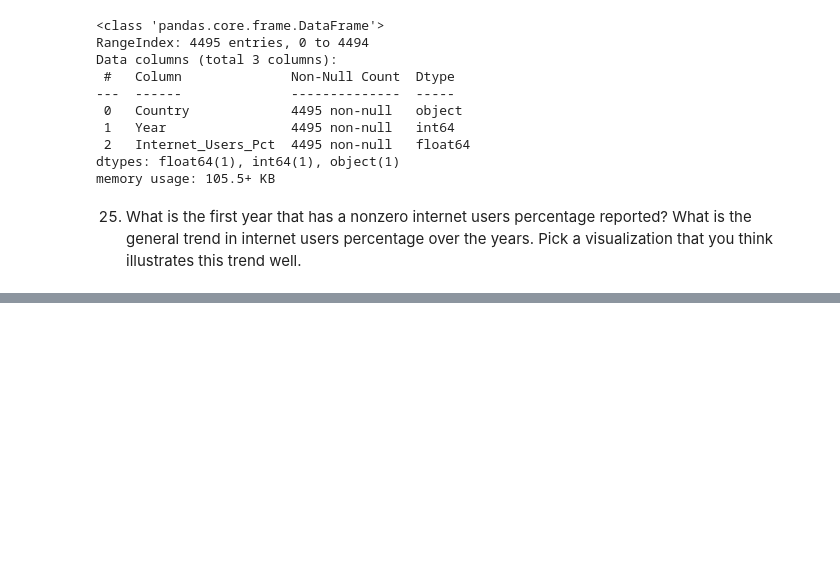
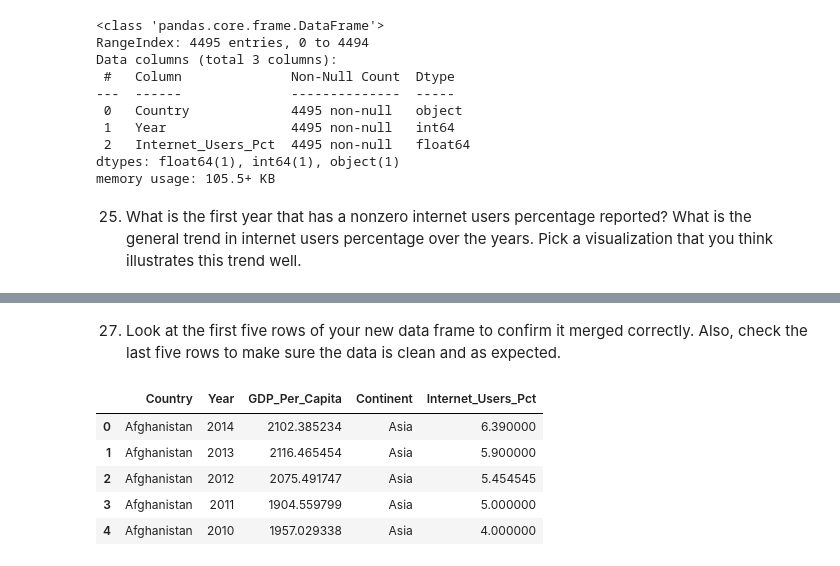
Before and after one commit to nss-data-science-cohort-5/un_exploration-Corbec, a Jupyter notebook: notebooks/UN_Data_Exploration.ipynb, the cells around one changed output, grey strips where cells are left out. Saved outputs shown, nothing was run; the diff lists cells and outputs as text; code cells hidden in the pictures; blank space fills up the shorter version.

```diff
--- a/notebooks/UN_Data_Exploration.ipynb
+++ b/notebooks/UN_Data_Exploration.ipynb
@@ -438,0 +479,14 @@ memory usage: 105.5+ KB
+# %%
+gdp_and_internet_use = gdp_df.merge(internet_df,
+                                   on = ['Country', 'Year'])
+# %% [markdown]
+27. Look at the first five rows of your new data frame to confirm it merged correctly. Also, check the last five rows to make sure the data is clean and as expected.
+# %%
+gdp_and_internet_use.head()
+# %% [output]
+|  | Country | Year | GDP_Per_Capita | Continent | Internet_Users_Pct |
+| 0 | Afghanistan | 2014 | 2102.385234 | Asia | 6.390000 |
+| 1 | Afghanistan | 2013 | 2116.465454 | Asia | 5.900000 |
+| 2 | Afghanistan | 2012 | 2075.491747 | Asia | 5.454545 |
+| 3 | Afghanistan | 2011 | 1904.559799 | Asia | 5.000000 |
+| 4 | Afghanistan | 2010 | 1957.029338 | Asia | 4.000000 |
```
Also changed, not shown: parts of 11 cells of this notebook.
